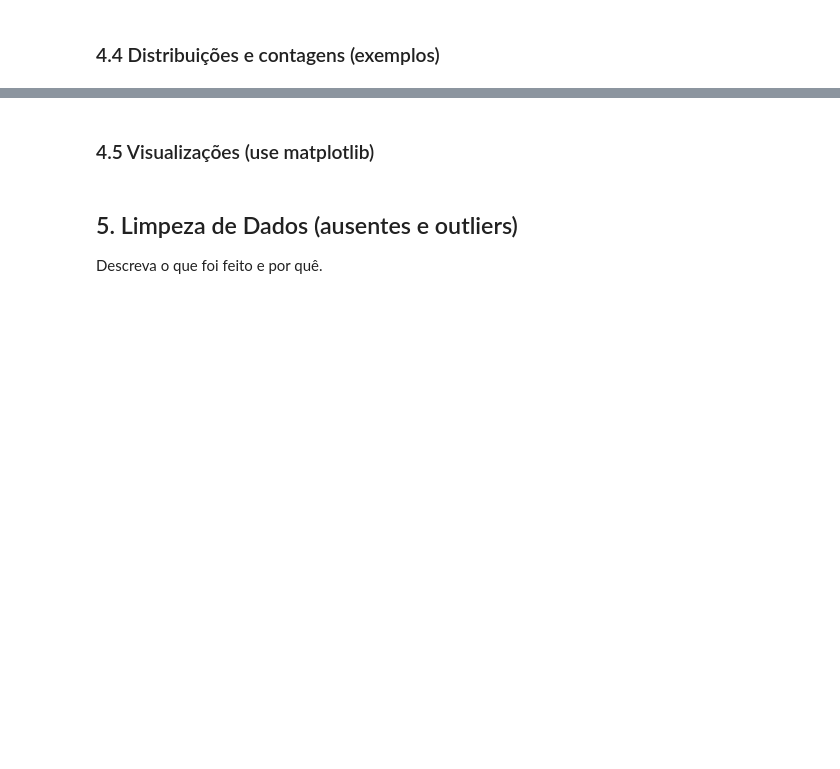
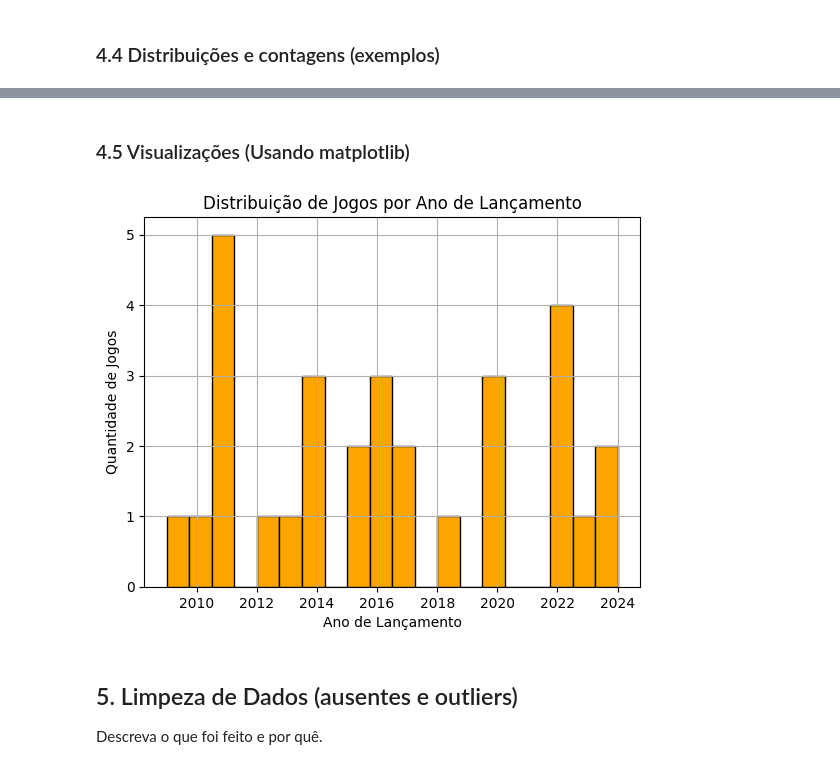
Before and after one commit to matheusavolio/EDA_Similaridade_Cosseno, a Jupyter notebook: EDA_Similaridade_Cosseno.ipynb, the cells around one changed output, grey strips where cells are left out. Saved outputs shown, nothing was run; the diff lists cells and outputs as text; code cells hidden in the pictures; blank space fills up the shorter version.

Commit message:
Adicionado Análise Exploratória: Estruturas e Tipos, Estatísticas Descrítivas, Valores Ausentes, Distribuições, Contagens e Visualização

```diff
--- a/EDA_Similaridade_Cosseno.ipynb
+++ b/EDA_Similaridade_Cosseno.ipynb
@@ -46,5 +132,14 @@ df.tail()
 # %% [markdown]
-### 4.5 Visualizações (use matplotlib)
+### 4.5 Visualizações (Usando matplotlib)
+# %%
+plt.hist(df["release_year"], bins=20, color="orange", edgecolor="black")
+plt.title("Distribuição de Jogos por Ano de Lançamento")
+plt.xlabel("Ano de Lançamento")
+plt.ylabel("Quantidade de Jogos")
+plt.grid(True)
+plt.show()
+# %% [output]
+[figure, added]
 # %% [markdown]
 ## 5. Limpeza de Dados (ausentes e outliers)
 Descreva o que foi feito e por quê.
```
Also changed, not shown: parts of 6 cells of this notebook.
